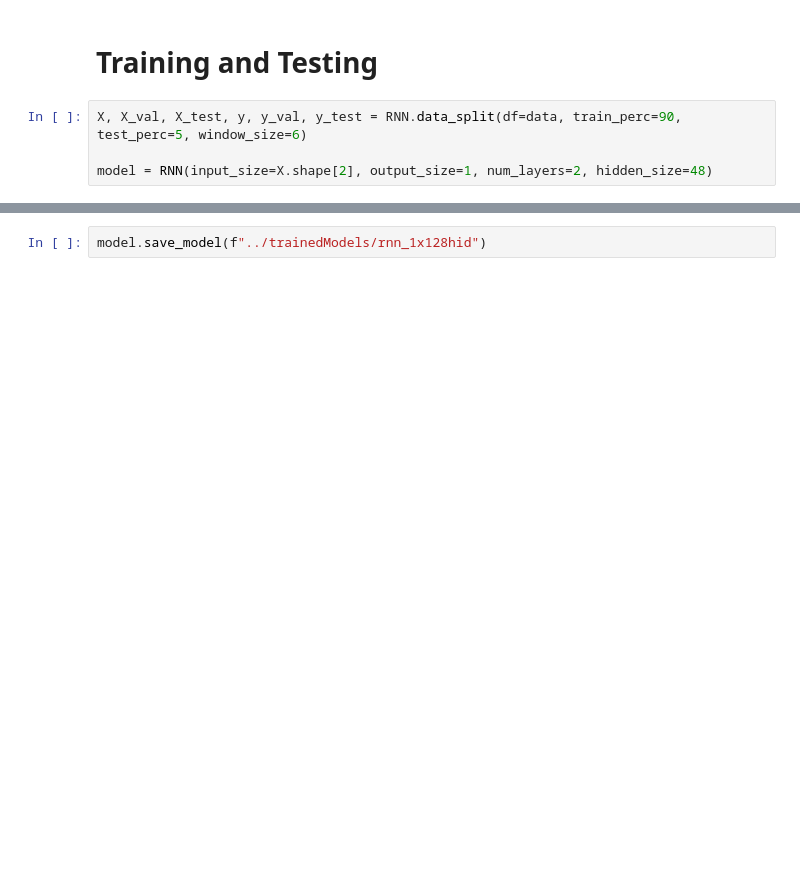
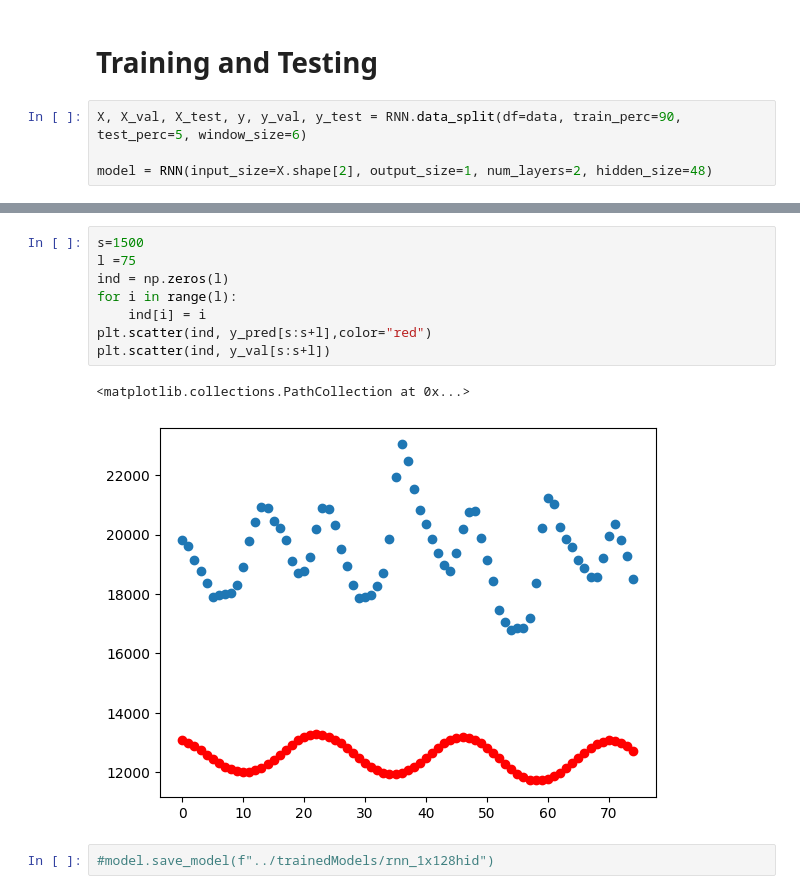
Before and after one commit to PhilJ0ly/EnergyNeedPrediction, a Jupyter notebook: models/rnn.ipynb, the cells around one changed output, grey strips where cells are left out. Cells and saved outputs as stored; diff of their text form; blank space fills up the shorter version.

```diff
--- a/models/rnn.ipynb
+++ b/models/rnn.ipynb
@@ -206,2 +210,13 @@ MAE: 3882.4015088756078
+# %%
+s=1500
+l =75
+ind = np.zeros(l)
+for i in range(l):
+    ind[i] = i
+plt.scatter(ind, y_pred[s:s+l],color="red")
+plt.scatter(ind, y_val[s:s+l])
+# %% [output]
+<matplotlib.collections.PathCollection at 0x...>
+[figure, added]
 # %%
-model.save_model(f"../trainedModels/rnn_1x128hid")
+#model.save_model(f"../trainedModels/rnn_1x128hid")
```
Also changed, not shown: parts of 3 cells of this notebook, 3 other files.
